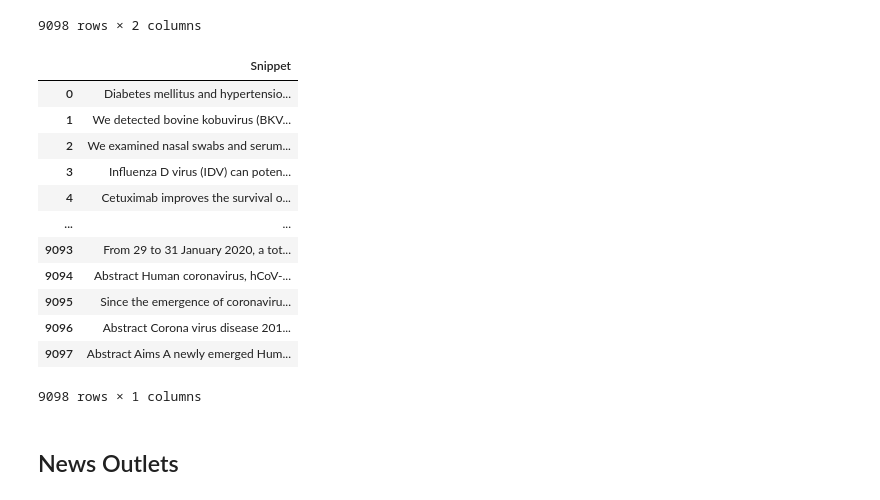
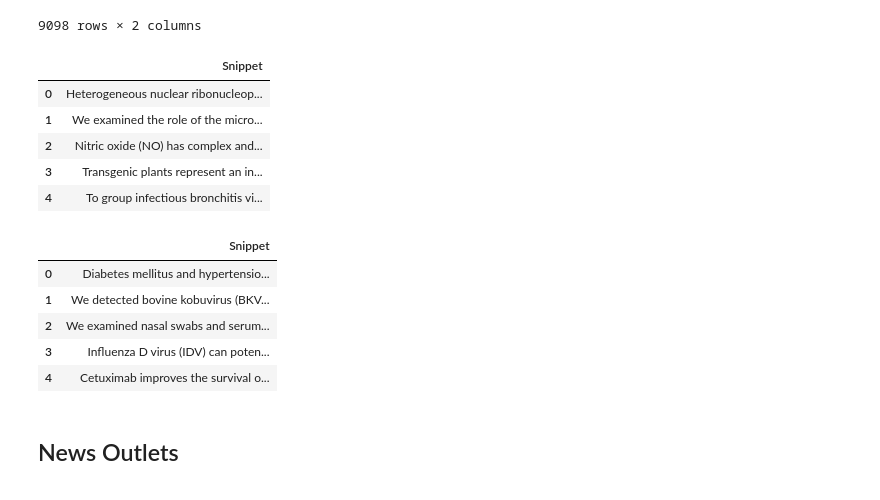
Before and after one commit to ek0212/COVID-19-Data-Analysis, a Jupyter notebook: Project/Math 189Z Project.ipynb, the cells around one changed output. Cells and saved outputs as stored; diff of their text form; code cells hidden in the pictures.

```diff
--- a/Project/Math 189Z Project.ipynb
+++ b/Project/Math 189Z Project.ipynb
@@ -129,27 +129,27 @@ for i in (0, len(listFrames)):
         LastY = LastY.append(frame)
 
 TotalY.dropna(inplace=True)
-TotalY.reset_index(drop=True)
+temp1 = TotalY.reset_index(drop=True)
+TotalY = temp1.drop(columns = ["Time"])
+
 
 Last10Y.dropna(inplace=True)
-Last10Y.reset_index(drop=True)
+temp2 = Last10Y.reset_index(drop=True)
+Last10Y = temp2.drop(columns = ["Time"])
 
 Last5Y.dropna(inplace=True)
-Last5Y.reset_index(drop=True)
+temp3 = Last5Y.reset_index(drop=True)
+Last5Y = temp3.drop(columns = ["Time"])
 
 LastY.dropna(inplace=True)
-LastY.reset_index(drop=True)
+temp4 = LastY.reset_index(drop=True)
+LastY = temp4.drop(columns = ["Time"])
-# %% [output]
-|  | Snippet |
-| 0 | Diabetes mellitus and hypertensio... |
-| 1 | We detected bovine kobuvirus (BKV... |
-| 2 | We examined nasal swabs and serum... |
-| 3 | Influenza D virus (IDV) can poten... |
-| 4 | Cetuximab improves the survival o... |
-| ... | ... |
-| 9093 | From 29 to 31 January 2020, a tot... |
-| 9094 | Abstract Human coronavirus, hCoV-... |
-| 9095 | Since the emergence of coronaviru... |
-| 9096 | Abstract Corona virus disease 201... |
-| 9097 | Abstract Aims A newly emerged Hum... |
-9098 rows × 1 columns
+# %%
+TotalY.head()
+# %% [output]
+|  | Snippet |
+| 0 | Heterogeneous nuclear ribonucleop... |
+| 1 | We examined the role of the micro... |
+| 2 | Nitric oxide (NO) has complex and... |
+| 3 | Transgenic plants represent an in... |
+| 4 | To group infectious bronchitis vi... |
@@ -156,3 +180,12 @@ LastY.reset_index(drop=True)
+# %%
+LastYwD.head()
+# %% [output]
+|  | Snippet |
+| 0 | Diabetes mellitus and hypertensio... |
+| 1 | We detected bovine kobuvirus (BKV... |
+| 2 | We examined nasal swabs and serum... |
+| 3 | Influenza D virus (IDV) can poten... |
+| 4 | Cetuximab improves the survival o... |
 # %% [markdown]
 ## News Outlets
 # %% [markdown]
```
Also changed, not shown: parts of 4 cells of this notebook.
